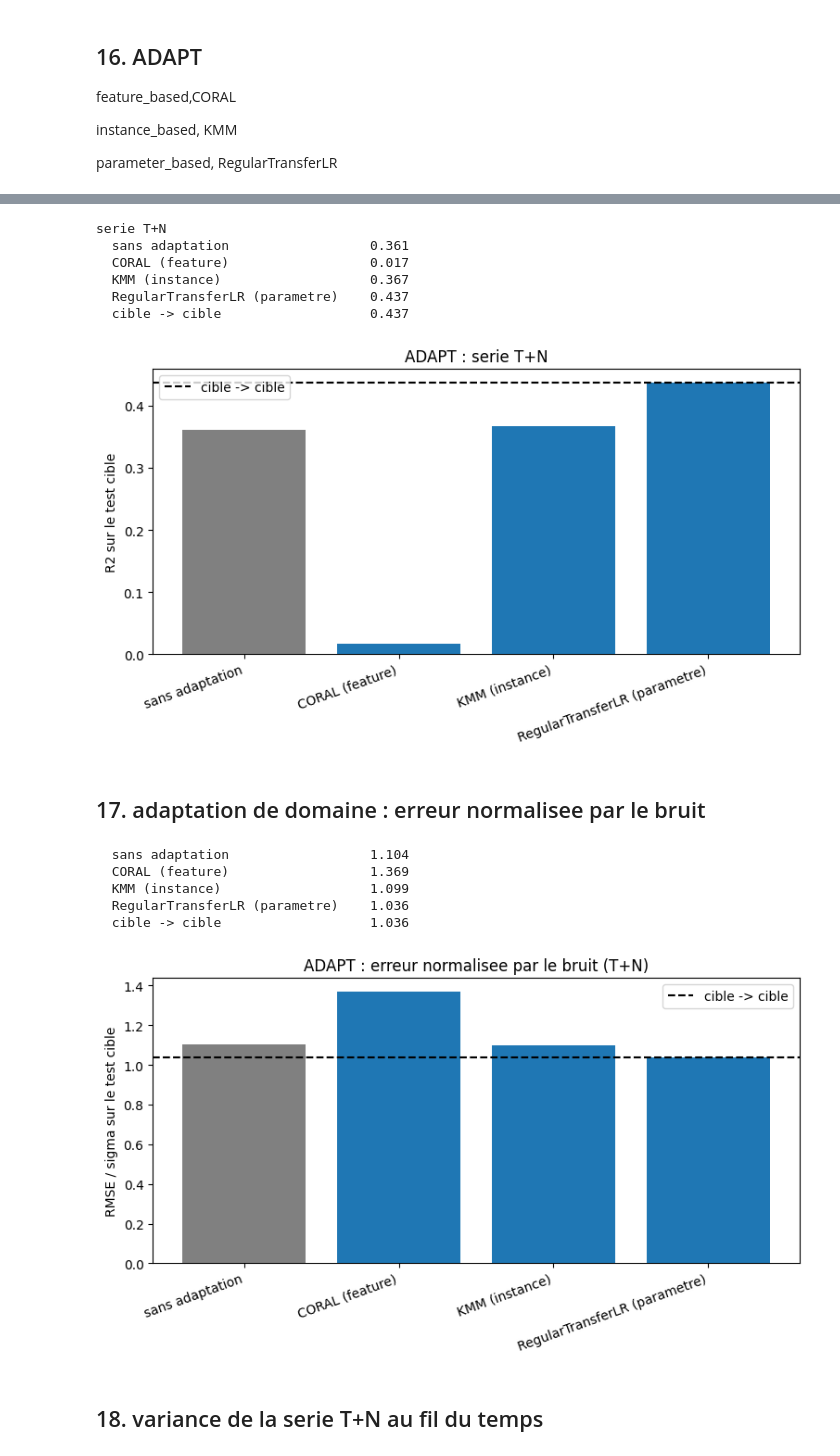
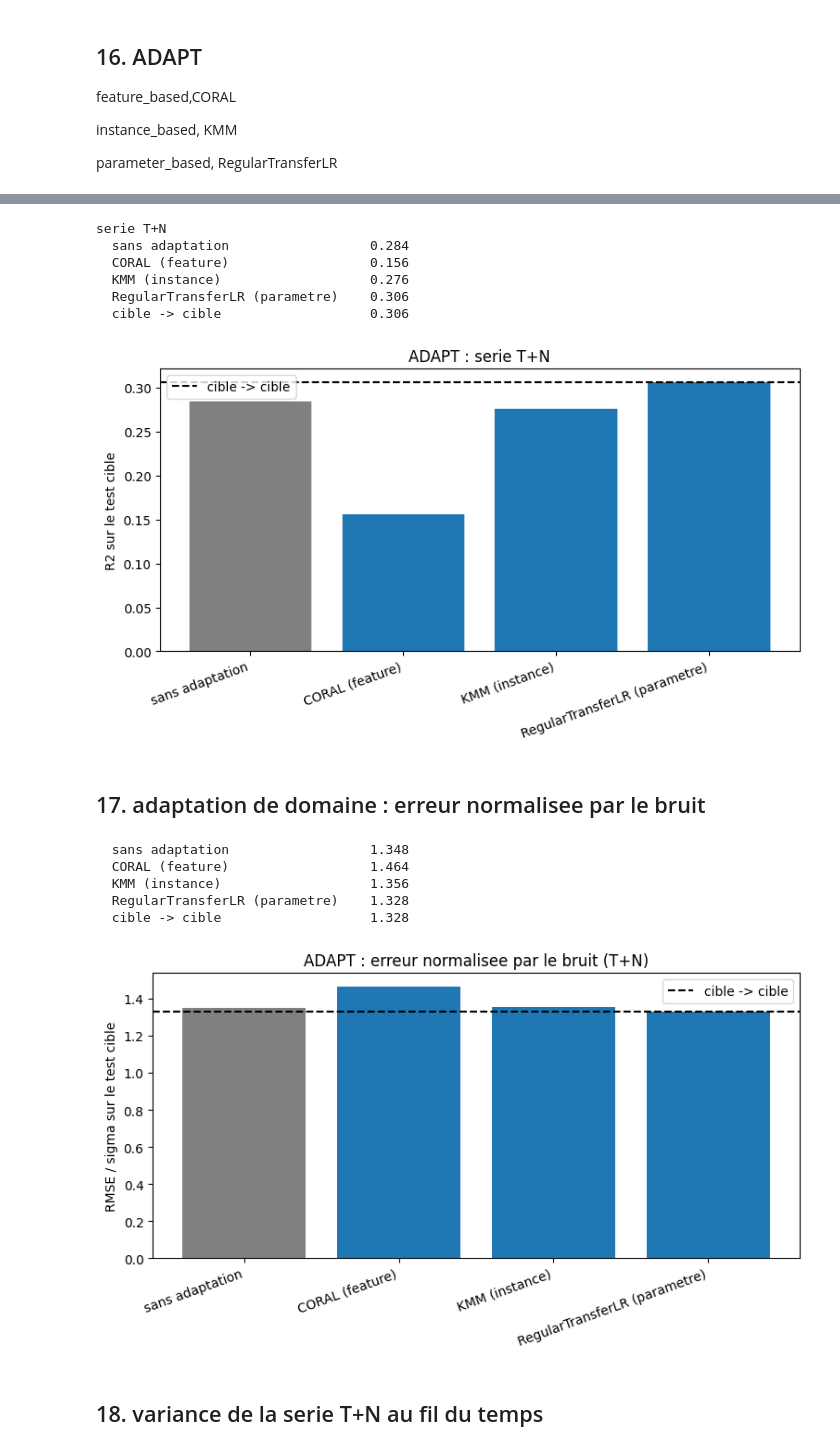
Before and after one commit to ArnaudG16/domain-adaptation-time-series, a Jupyter notebook: notebooks/meteo/prevision_meteo.ipynb, the cells around one changed output, grey strips where cells are left out. Cells and saved outputs as stored; diff of their text form; code cells hidden in the pictures.

```diff
--- a/notebooks/meteo/prevision_meteo.ipynb
+++ b/notebooks/meteo/prevision_meteo.ipynb
@@ -124,21 +124,25 @@ def temperature_ville(ville):
     s = df.set_index("datetime")[ville] - 273.15
     return s.interpolate(limit_area="inside").dropna().loc[:fin_commune].to_numpy()
 
+def serie_centree(ville, ratio=0.8):
+    x = temperature_ville(ville)
+    return x - x[:int(len(x) * ratio)].mean()
+
 source_villes = ["Seattle", "Portland", "San Francisco", "Los Angeles"]
-ville_cible = "Jerusalem"
+ville_cible = "Miami"
 window_size = 24
 horizon = 24
 
 Xs_train_list, ys_train_list, Xs_test_list, ys_test_list = [], [], [], []
 for v in source_villes:
-    X, y = sliding_window(temperature_ville(v), window_size, horizon)
+    X, y = sliding_window(serie_centree(v), window_size, horizon)
     s = int(len(X) * 0.8)
     Xs_train_list.append(X[:s]); ys_train_list.append(y[:s])
     Xs_test_list.append(X[s:]); ys_test_list.append(y[s:])
 Xs_train = np.vstack(Xs_train_list); ys_train = np.concatenate(ys_train_list)
 Xs_test = np.vstack(Xs_test_list); ys_test = np.concatenate(ys_test_list)
 
-Xc, yc = sliding_window(temperature_ville(ville_cible), window_size, horizon)
+Xc, yc = sliding_window(serie_centree(ville_cible), window_size, horizon)
 split_c = int(len(Xc) * 0.8)
 Xc_train, yc_train, Xc_test, yc_test = Xc[:split_c], yc[:split_c], Xc[split_c:], yc[split_c:]
 
@@ -203,6 +207,9 @@ plt.show()
 ## 10. prevision de la serie desaisonnalisee (T+N, MSTL)
 # %%
 sigma_bruit = {}
+sigma_test = {}
+series_TN_fuite = {}
+moyenne_ville = {}
 n_annee = 8760
 
 def serie_TN(ville, ratio=0.8):
@@ -215,7 +222,15 @@ def serie_TN(ville, ratio=0.8):
     n_blocs = n_app // n_annee
     blocs = np.stack([sais_app[n_app - (k + 1) * n_annee: n_app - k * n_annee] for k in range(n_blocs)])
     prolonge = np.tile(blocs.mean(axis=0), n_test // n_annee + 1)[:n_test]
-    return temp - np.concatenate([sais_app, prolonge])
+
+    res_tout = MSTL(temp, periods=(24, 8766), stl_kwargs=dict(seasonal_jump=24, trend_jump=24, low_pass_jump=24)).fit()
+    sigma_test[ville] = np.nanstd(np.asarray(res_tout.resid)[n_app:])
+    series_TN_fuite[ville] = temp - np.asarray(res_tout.seasonal).sum(axis=1)
+
+    z = temp - np.concatenate([sais_app, prolonge])
+    moyenne_ville[ville] = float(z[:n_app].mean())
+    series_TN_fuite[ville] = series_TN_fuite[ville] - moyenne_ville[ville]
+    return z - moyenne_ville[ville]
 
 horizon_residu = 24
 
@@ -239,4 +254,7 @@ r_res_ss = predict("forecast", Xrs_train, yrs_train, Xrs_test, yrs_test)
 r_res_sc = predict("forecast", Xrs_train, yrs_train, Xrc_test, yrc_test)
 print("T+N source -> source :", {k: round(v, 3) for k, v in r_res_ss.items()})
 print("T+N source -> cible  :", {k: round(v, 3) for k, v in r_res_sc.items()})
+print("moyenne retiree par ville :", {v: round(x, 2) for v, x in moyenne_ville.items()})
+print("sigma du train :", {v: round(float(x), 3) for v, x in sigma_bruit.items()})
+print("sigma du test  :", {v: round(float(x), 3) for v, x in sigma_test.items()})
 # %% [output]
@@ -377,14 +398,14 @@ cible (Jerusalem) : 0.437
 le R2 par ville depend de la variance totale du domaine, qui differe (Jerusalem varie peu, donc son R2 s'effondre). pour comparer equitablement les villes, on rapporte l'erreur au niveau de bruit propre a chaque domaine : RMSE / sigma.
 # %%
 normes = []
-print("RMSE / sigma_bruit par ville (T+N) :")
+print("RMSE / sigma_test par ville (T+N) :")
 for k, ville in enumerate(source_villes):
     mse = predict("forecast", Xrs_train, yrs_train, Xrs_te_list[k], yrs_te_list[k])["mse"]
-    n = np.sqrt(mse) / sigma_bruit[ville]
+    n = np.sqrt(mse) / sigma_test[ville]
     normes.append(n)
     print(f"  {ville} : {round(n, 2)}")
 mse_cible = predict("forecast", Xrs_train, yrs_train, Xrc_test, yrc_test)["mse"]
-norme_cible = np.sqrt(mse_cible) / sigma_bruit[ville_cible]
+norme_cible = np.sqrt(mse_cible) / sigma_test[ville_cible]
 print(f"  cible ({ville_cible}) : {round(norme_cible, 2)}")
 
 noms = source_villes + [ville_cible]
@@ -409,14 +430,14 @@ RMSE / sigma_bruit par ville (T+N) :
 ## 15. normalisation par le bruit : un modele par ville
 # %%
 normes_propre = []
-print("RMSE / sigma_bruit par ville (T+N, un modele par ville) :")
+print("RMSE / sigma_test par ville (T+N, un modele par ville) :")
 for k, ville in enumerate(source_villes):
     mse = predict("forecast", Xrs_tr_list[k], yrs_tr_list[k], Xrs_te_list[k], yrs_te_list[k])["mse"]
-    n = np.sqrt(mse) / sigma_bruit[ville]
+    n = np.sqrt(mse) / sigma_test[ville]
     normes_propre.append(n)
     print(f"  {ville} : {round(n, 2)}")
 mse_cible = predict("forecast", Xrc_train, yrc_train, Xrc_test, yrc_test)["mse"]
-norme_cible_propre = np.sqrt(mse_cible) / sigma_bruit[ville_cible]
+norme_cible_propre = np.sqrt(mse_cible) / sigma_test[ville_cible]
 print(f"  cible ({ville_cible}) : {round(norme_cible_propre, 2)}")
 
 noms = source_villes + [ville_cible]
@@ -470,33 +491,33 @@ for k, v in res_adapt_tn.items():
 barres_adapt(res_adapt_tn, "ADAPT : serie T+N", "R2 sur le test cible")
 # %% [output]
 serie T+N
-  sans adaptation                  0.361
-  CORAL (feature)                  0.017
-  KMM (instance)                   0.367
-  RegularTransferLR (parametre)    0.437
-  cible -> cible                   0.437
+  sans adaptation                  0.284
+  CORAL (feature)                  0.156
+  KMM (instance)                   0.276
+  RegularTransferLR (parametre)    0.306
+  cible -> cible                   0.306
-[figure, old version]
+[figure, new version]
 # %% [markdown]
 ## 17. adaptation de domaine : erreur normalisee par le bruit
 # %%
 from sklearn.metrics import mean_squared_error
 
 def rmse_sur_sigma(y_vrai, y_pred):
-    return float(np.sqrt(mean_squared_error(y_vrai, y_pred)) / sigma_bruit[ville_cible])
+    return float(np.sqrt(mean_squared_error(y_vrai, y_pred)) / sigma_test[ville_cible])
 
 res_adapt_norm = comparer_adapt("forecast", Xrs_train, yrs_train, Xrc_train, yrc_train, Xrc_test, yrc_test, score=rmse_sur_sigma)
 
 for k, v in res_adapt_norm.items():
     print(f"  {k:32s} {round(v, 3)}")
 
 barres_adapt(res_adapt_norm, "ADAPT : erreur normalisee par le bruit (T+N)","RMSE / sigma sur le test cible")
 # %% [output]
-  sans adaptation                  1.104
-  CORAL (feature)                  1.369
-  KMM (instance)                   1.099
-  RegularTransferLR (parametre)    1.036
-  cible -> cible                   1.036
+  sans adaptation                  1.348
+  CORAL (feature)                  1.464
+  KMM (instance)                   1.356
+  RegularTransferLR (parametre)    1.328
+  cible -> cible                   1.328
-[figure, old version]
+[figure, new version]
 # %% [markdown]
 ## 18. variance de la serie T+N au fil du temps
 # %%
```
Also changed, not shown: parts of 27 cells of this notebook.
